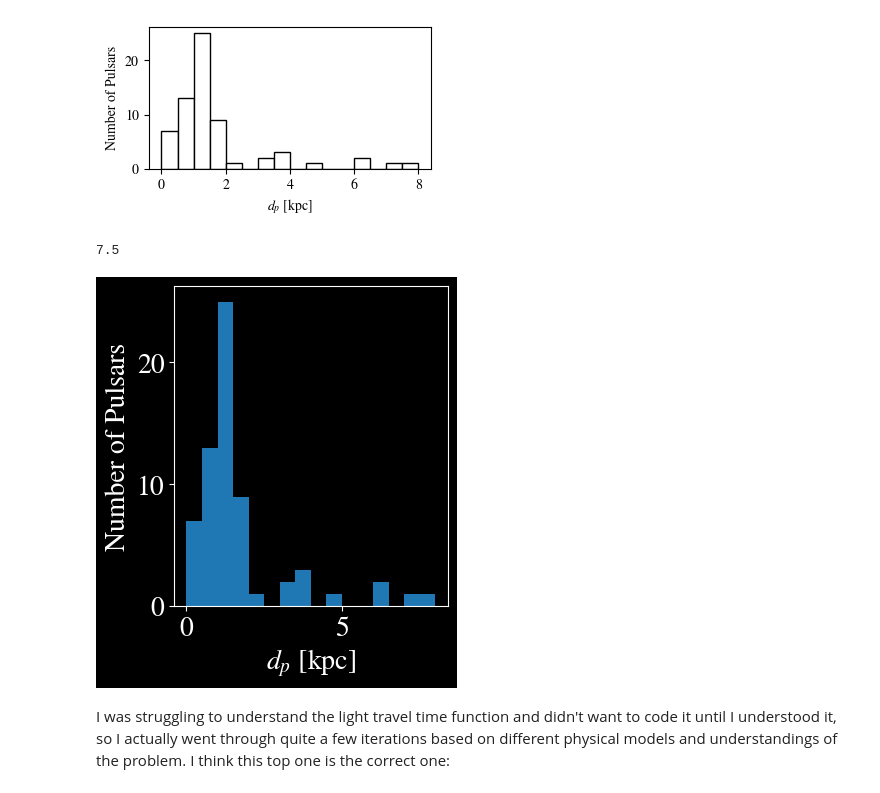
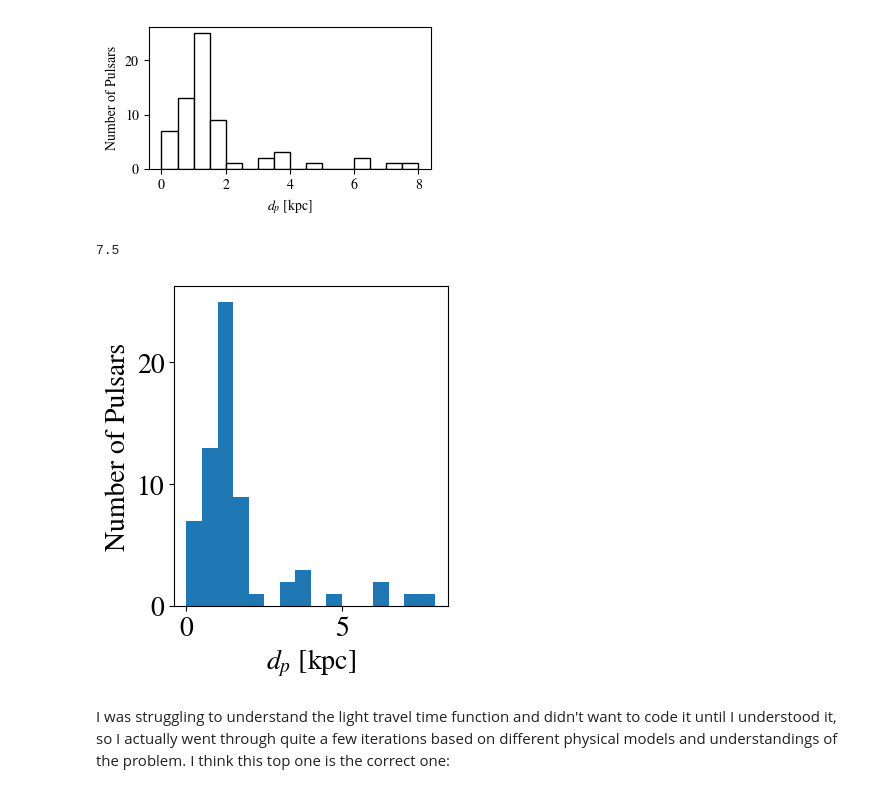
Before and after one commit to itsrainingsomewhere/smbhb-environments, a Jupyter notebook: Notebooks/PulsarDistances.ipynb, the cells around one changed output. Cells and saved outputs as stored; diff of their text form; code cells hidden in the pictures.

Commit message:
more dark mode presentation stuff

```diff
--- a/Notebooks/PulsarDistances.ipynb
+++ b/Notebooks/PulsarDistances.ipynb
@@ -126,34 +126,34 @@ plt.show()
 # %%
 #to make distance plot for dark presentation
 
 mpl.rcParams['mathtext.fontset'] = 'stix'
 mpl.rcParams['font.family'] = 'STIXGeneral'
 plt.rcParams['font.size'] = 20
-plt.style.use('dark_background')
+#plt.style.use('dark_background')
 
 distances = []
 for x in range(65):
     distances.append(pulsars[x].meanDistance)
 min = 0
 bins = []
 print(max(distances))
 for x in range(17):
     bins.append(min)
     min += 0.5
 
 fig, ax = plt.subplots(1, 1, layout="constrained", figsize = (3.5, 4))
 
 #plt.figure(figsize=figsize(0.5))
 ax.hist(distances, bins, histtype='bar', rwidth=1, color="tab:blue")
 
 ax.set_xlabel(r'$d_p$ [kpc]', fontsize = 20)
 ax.set_ylabel('Number of Pulsars', fontsize = 20)
 ax.tick_params(axis='both', which='major', labelsize=20)
-fig.savefig("pDistDark.png", transparent=True)
+fig.savefig("pDistPresentation.png", transparent=True)
 plt.show()
 # %% [output]
 7.5
-[figure, old version]
+[figure, new version]
 # %% [markdown]
 I was struggling to understand the light travel time function and didn't want to code it until I understood it, so I actually went through quite a few iterations based on different physical models and understandings of the problem. I think this top one is the correct one:
 # %%
```
Also changed, not shown: 3 other files.
